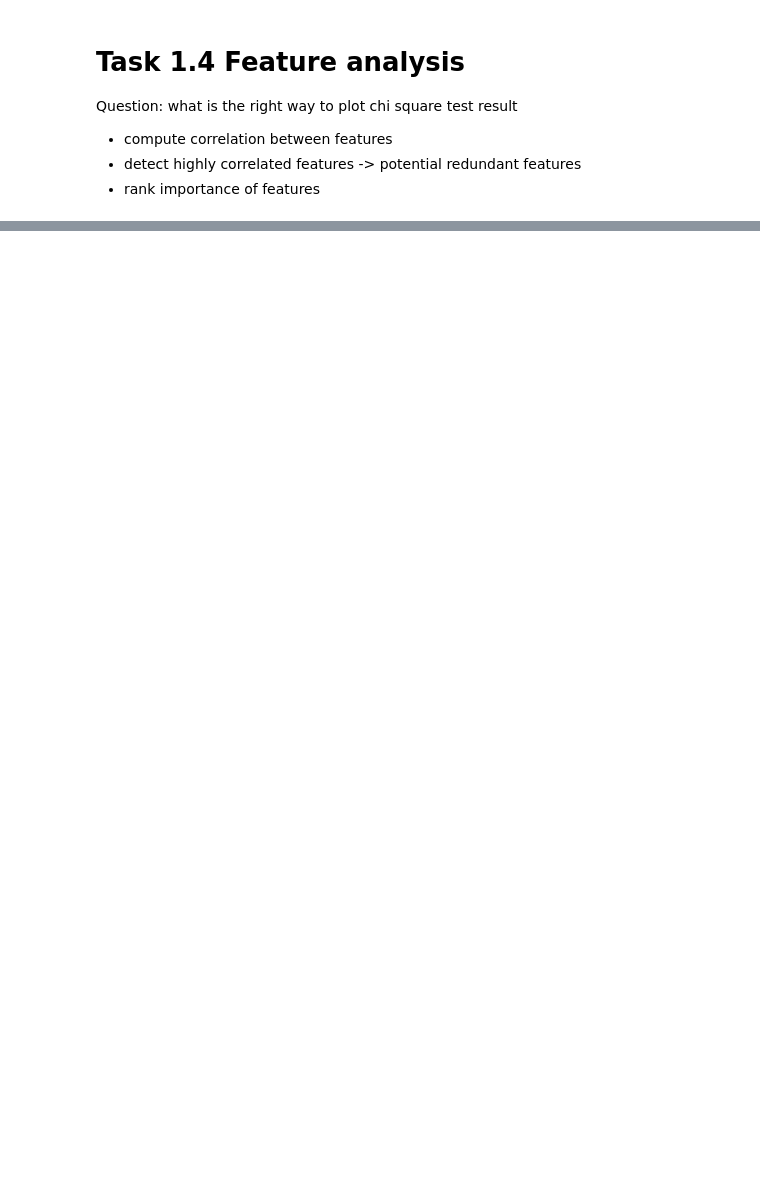
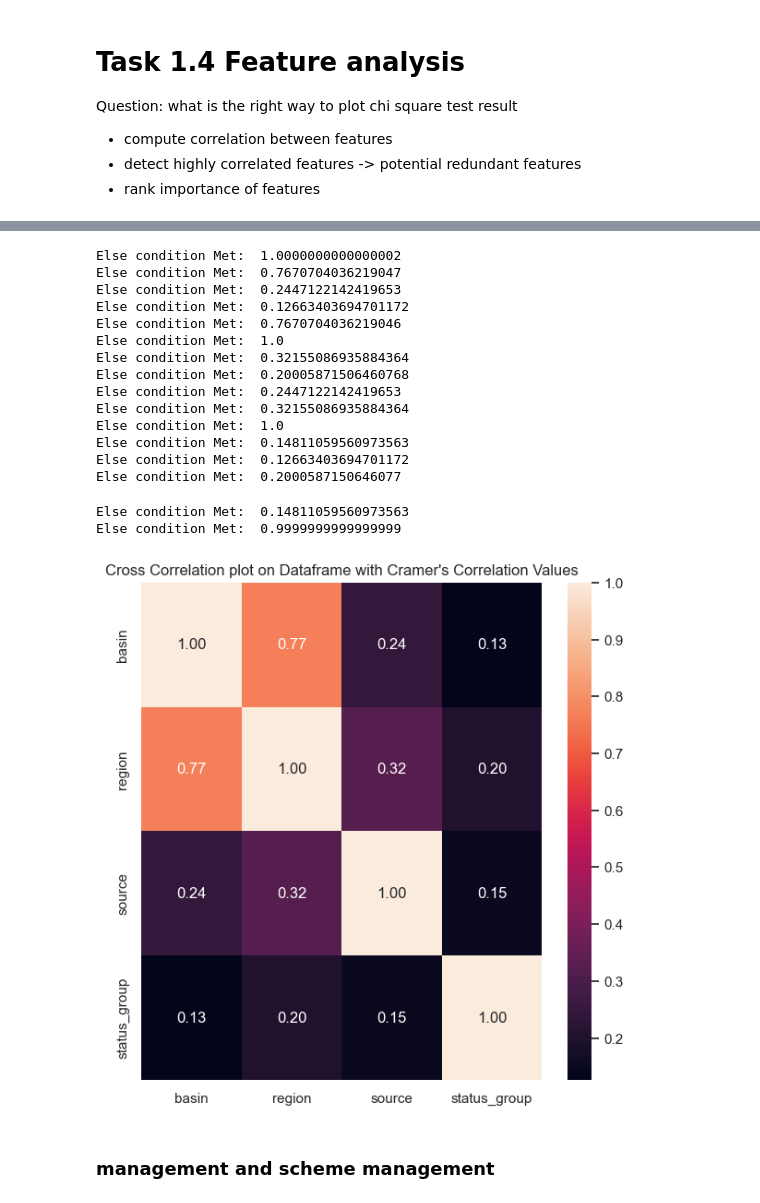
Before and after one commit to floranuta/Data_Circle, a Jupyter notebook: notebooks/feature_analysis.ipynb, the cells around one changed output, grey strips where cells are left out. Saved outputs shown, nothing was run; the diff lists cells and outputs as text; code cells hidden in the pictures; blank space fills up the shorter version.

```diff
--- a/notebooks/feature_analysis.ipynb
+++ b/notebooks/feature_analysis.ipynb
@@ -112,0 +300,8 @@ pvalues_df
+# %%
+features = ["basin",
+            "region",
+            "source",
+            "status_group"]
+
+df3 = train_data[features]
+df3
@@ -112,0 +333,22 @@ pvalues_df
+# %%
+plot_cramer(df3)
+# %% [output]
+Else condition Met:  1.0000000000000002
+Else condition Met:  0.7670704036219047
+Else condition Met:  0.2447122142419653
+Else condition Met:  0.12663403694701172
+Else condition Met:  0.7670704036219046
+Else condition Met:  1.0
+Else condition Met:  0.32155086935884364
+Else condition Met:  0.20005871506460768
+Else condition Met:  0.2447122142419653
+Else condition Met:  0.32155086935884364
+Else condition Met:  1.0
+Else condition Met:  0.14811059560973563
+Else condition Met:  0.12663403694701172
+Else condition Met:  0.2000587150646077
+Else condition Met:  0.14811059560973563
+Else condition Met:  0.9999999999999999
+[figure, added]
+# %% [markdown]
+### management and scheme management
```
Also changed, not shown: parts of 32 cells of this notebook.
